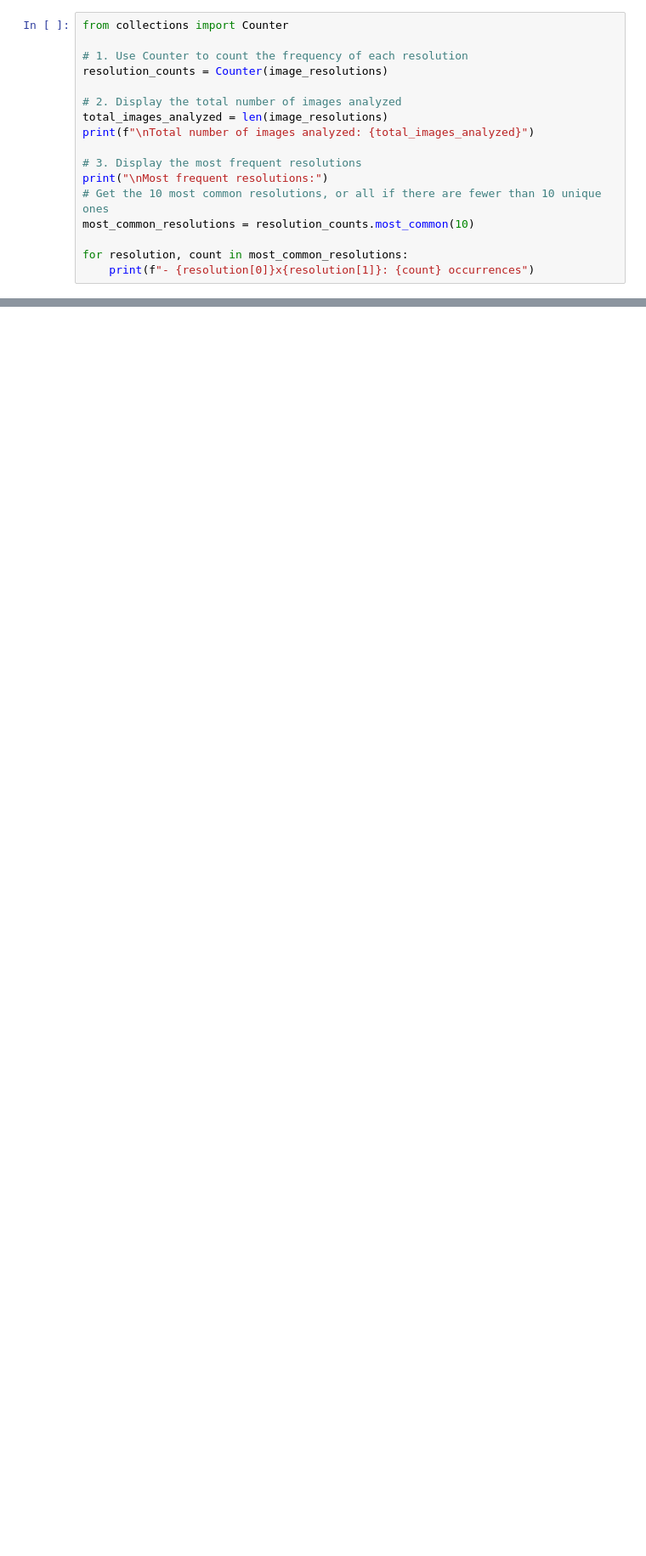
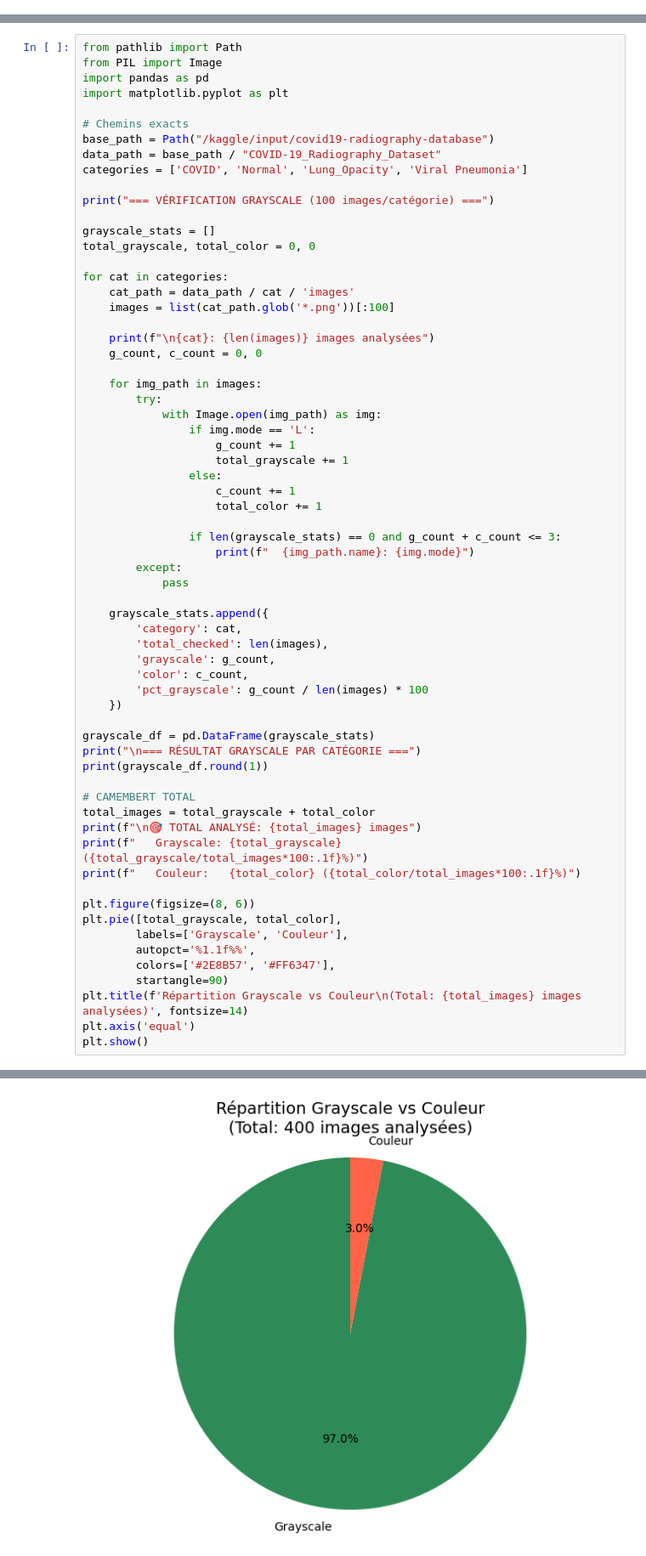
Before and after one commit to mar25-iia2-radiographies/01_data_exploration, a Jupyter notebook: 01_data_exploration_romuald.ipynb, the cells around one changed output, grey strips where cells are left out. Shown: that part at 85% size. Cells and saved outputs as stored; diff of their text form; blank space fills up the shorter version.

```diff
--- a/01_data_exploration_romuald.ipynb
+++ b/01_data_exploration_romuald.ipynb
@@ -319,17 +2,0 @@ The subtask requires counting the frequency of each unique resolution, displayin
-# %%
-from collections import Counter
-
-# 1. Use Counter to count the frequency of each resolution
-resolution_counts = Counter(image_resolutions)
-
-# 2. Display the total number of images analyzed
-total_images_analyzed = len(image_resolutions)
-print(f"\nTotal number of images analyzed: {total_images_analyzed}")
-
-# 3. Display the most frequent resolutions
-print("\nMost frequent resolutions:")
-# Get the 10 most common resolutions, or all if there are fewer than 10 unique ones
-most_common_resolutions = resolution_counts.most_common(10)
-
-for resolution, count in most_common_resolutions:
-    print(f"- {resolution[0]}x{resolution[1]}: {count} occurrences")
@@ -378,0 +127,66 @@ Observation: Toutes les images ont la même résolution de 299x299.
+# %%
+from pathlib import Path
+from PIL import Image
+import pandas as pd
+import matplotlib.pyplot as plt
+
+# Chemins exacts
+base_path = Path("/kaggle/input/covid19-radiography-database")
+data_path = base_path / "COVID-19_Radiography_Dataset"
+categories = ['COVID', 'Normal', 'Lung_Opacity', 'Viral Pneumonia']
+
+print("=== VÉRIFICATION GRAYSCALE (100 images/catégorie) ===")
+
+grayscale_stats = []
+total_grayscale, total_color = 0, 0
+
+for cat in categories:
+    cat_path = data_path / cat / 'images'
+    images = list(cat_path.glob('*.png'))[:100]
+
+    print(f"\n{cat}: {len(images)} images analysées")
+    g_count, c_count = 0, 0
+
+    for img_path in images:
+        try:
+            with Image.open(img_path) as img:
+                if img.mode == 'L':
+                    g_count += 1
+                    total_grayscale += 1
+                else:
+                    c_count += 1
+                    total_color += 1
+
+                if len(grayscale_stats) == 0 and g_count + c_count <= 3:
+                    print(f"  {img_path.name}: {img.mode}")
+        except:
+            pass
+
+    grayscale_stats.append({
+        'category': cat,
+        'total_checked': len(images),
+        'grayscale': g_count,
+        'color': c_count,
+        'pct_grayscale': g_count / len(images) * 100
+    })
+
+grayscale_df = pd.DataFrame(grayscale_stats)
+print("\n=== RÉSULTAT GRAYSCALE PAR CATÉGORIE ===")
+print(grayscale_df.round(1))
+
+# CAMEMBERT TOTAL
+total_images = total_grayscale + total_color
+print(f"\n🎯 TOTAL ANALYSÉ: {total_images} images")
+print(f"   Grayscale: {total_grayscale} ({total_grayscale/total_images*100:.1f}%)")
+print(f"   Couleur:   {total_color} ({total_color/total_images*100:.1f}%)")
+
+plt.figure(figsize=(8, 6))
+plt.pie([total_grayscale, total_color],
+        labels=['Grayscale', 'Couleur'],
+        autopct='%1.1f%%',
+        colors=['#2E8B57', '#FF6347'],
+        startangle=90)
+plt.title(f'Répartition Grayscale vs Couleur\n(Total: {total_images} images analysées)', fontsize=14)
+plt.axis('equal')
+plt.show()
+# %% [output]
@@ -378,0 +210 @@ Observation: Toutes les images ont la même résolution de 299x299.
+[figure, added]
```
Also changed, not shown: parts of 29 cells of this notebook.
